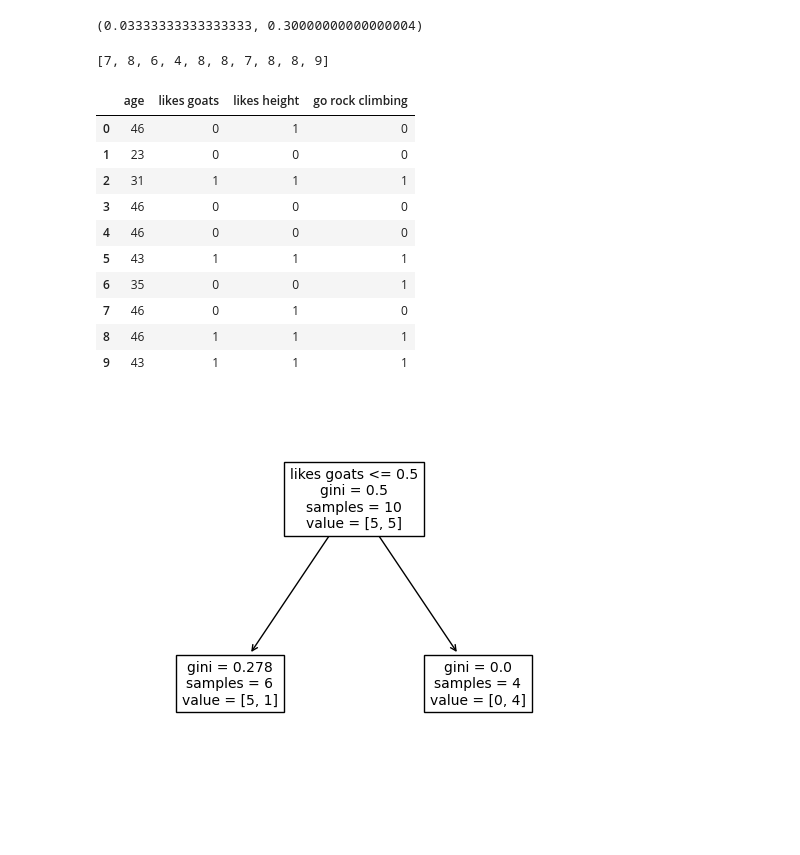
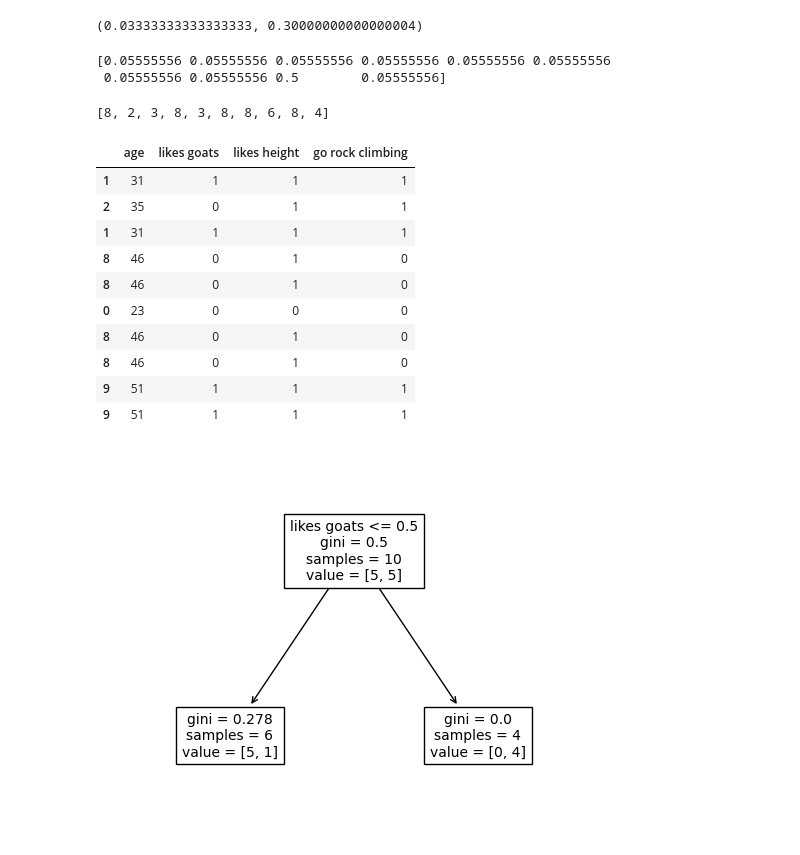
Before and after one commit to froukje/datamapu, a Jupyter notebook: notebooks/code_examples.ipynb, the cells around one changed output. Cells and saved outputs as stored; diff of their text form; code cells hidden in the pictures; blank space fills up the shorter version.

```diff
--- a/notebooks/code_examples.ipynb
+++ b/notebooks/code_examples.ipynb
@@ -466,33 +466,36 @@ w_p, w_n
 # bootstrapping
 weights = [w_p, w_p, w_p, w_p, w_p, w_p, w_p, w_p, w_n, w_p]
 weights = weights/np.sum(weights)
+print(weights)
 idx = []
 for i in range(len(df)):
     idx = idx + [np.random.choice(np.arange(0, 10), p=weights)]
 idx
 # %% [output]
-[7, 8, 6, 4, 8, 8, 7, 8, 8, 9]
+[0.05555556 0.05555556 0.05555556 0.05555556 0.05555556 0.05555556
+ 0.05555556 0.05555556 0.5        0.05555556]
+[8, 2, 3, 8, 3, 8, 8, 6, 8, 4]
 # %%
-#idx = [1, 2, 1, 8, 8, 0, 8, 8, 9, 9]
-data2 = {'age': [46, 23, 31, 46, 46, 43, 35, 46, 46, 43],
-        'likes goats': [0, 0, 1, 0, 0, 1, 0, 0, 1, 1],
-        'likes height': [1, 0, 1, 0, 0, 1, 0, 1, 1, 1],
-        'go rock climbing': [0, 0, 1, 0, 0, 1, 1, 0, 1, 1]}
-df2 = pd.DataFrame(data2)
-#df2 = df.iloc[idx]
+idx = [1, 2, 1, 8, 8, 0, 8, 8, 9, 9]
+#data2 = {'age': [46, 23, 31, 46, 46, 43, 35, 46, 46, 43],
+#        'likes goats': [0, 0, 1, 0, 0, 1, 0, 0, 1, 1],
+#        'likes height': [1, 0, 1, 0, 0, 1, 0, 1, 1, 1],
+#        'go rock climbing': [0, 0, 1, 0, 0, 1, 1, 0, 1, 1]}
+#df2 = pd.DataFrame(data2)
+df2 = df.iloc[idx]
 df2
 # %% [output]
 |  | age | likes goats | likes height | go rock climbing |
-| 0 | 46 | 0 | 1 | 0 |
-| 1 | 23 | 0 | 0 | 0 |
-| 2 | 31 | 1 | 1 | 1 |
-| 3 | 46 | 0 | 0 | 0 |
-| 4 | 46 | 0 | 0 | 0 |
-| 5 | 43 | 1 | 1 | 1 |
-| 6 | 35 | 0 | 0 | 1 |
-| 7 | 46 | 0 | 1 | 0 |
-| 8 | 46 | 1 | 1 | 1 |
-| 9 | 43 | 1 | 1 | 1 |
+| 1 | 31 | 1 | 1 | 1 |
+| 2 | 35 | 0 | 1 | 1 |
+| 1 | 31 | 1 | 1 | 1 |
+| 8 | 46 | 0 | 1 | 0 |
+| 8 | 46 | 0 | 1 | 0 |
+| 0 | 23 | 0 | 0 | 0 |
+| 8 | 46 | 0 | 1 | 0 |
+| 8 | 46 | 0 | 1 | 0 |
+| 9 | 51 | 1 | 1 | 1 |
+| 9 | 51 | 1 | 1 | 1 |
 # %%
 X = df2[['age', 'likes goats', 'likes height']].values
 y = df2[['go rock climbing']].values.reshape(-1,)
```
Also changed, not shown: parts of 8 cells of this notebook, 24 other files.
